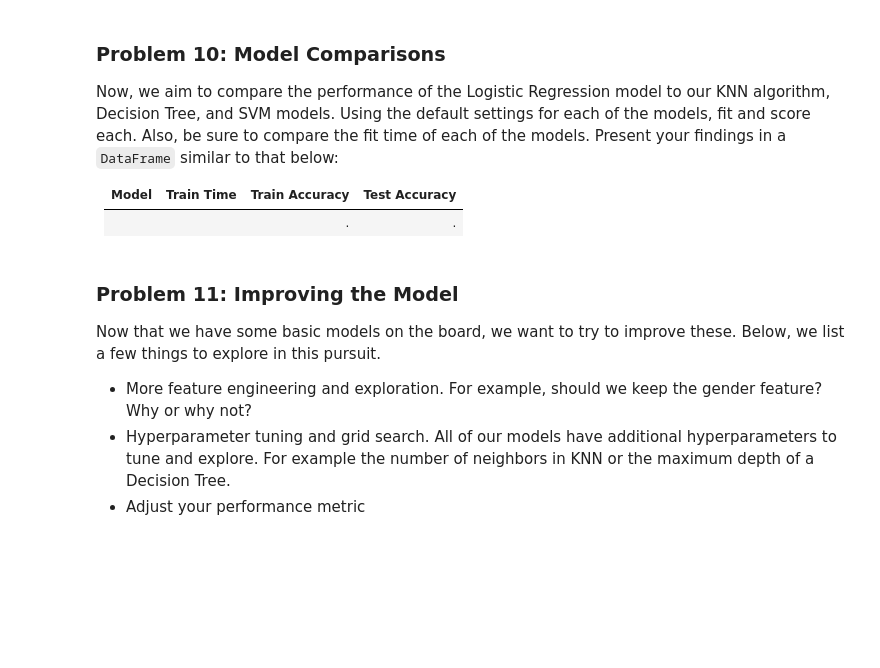
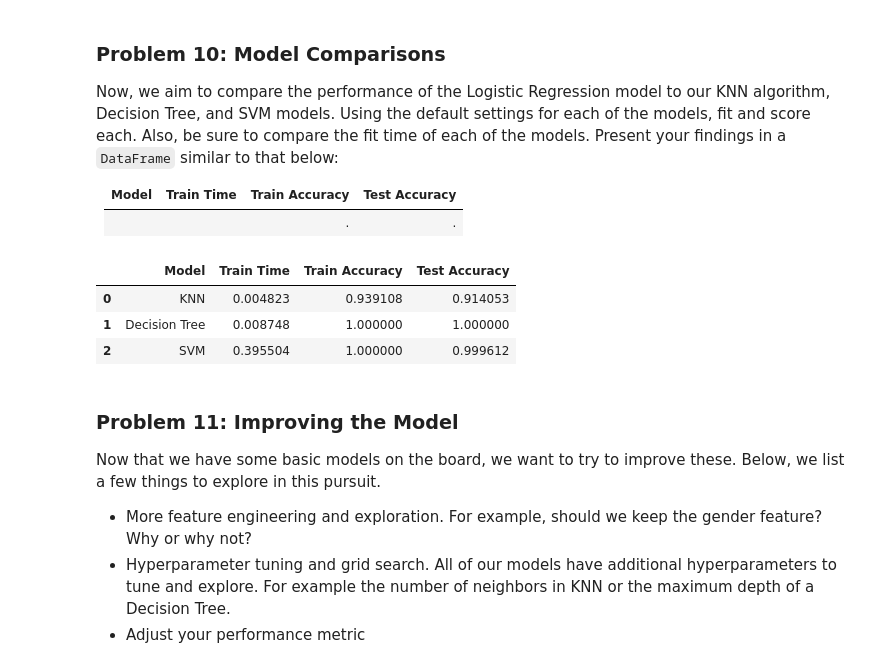
Before and after one commit to dslapelis/ML-AI-17, a Jupyter notebook: prompt_III.ipynb, the cells around one changed output. Saved outputs shown, nothing was run; the diff lists cells and outputs as text; code cells hidden in the pictures; blank space fills up the shorter version.

```diff
--- a/prompt_III.ipynb
+++ b/prompt_III.ipynb
@@ -217,3 +207,15 @@ Before we build our first model, we want to establish a baseline.  What is the b
 ### Problem 8: A Simple Model
 
 Use Logistic Regression to build a basic model on your data.
+# %%
+from sklearn.preprocessing import StandardScaler
+from sklearn.linear_model import LogisticRegression
+
+scaler = StandardScaler()
+X_train_scaled = scaler.fit_transform(X_train)
+X_test_scaled  = scaler.transform(X_test)
+
+log_reg = LogisticRegression(random_state=42, max_iter=1000)
+log_reg.fit(X_train_scaled, y_train)
+
+y_pred = log_reg.predict(X_test)
@@ -232,3 +257,41 @@ Now, we aim to compare the performance of the Logistic Regression model to our K
+# %%
+from sklearn.tree import DecisionTreeClassifier
+
+dt = DecisionTreeClassifier()
+
+dt_start_time = time.time()
+dt.fit(X_train, y_train)
+dt_end_time = time.time()
+dt_fit_time = dt_end_time - dt_start_time
+
+dt_y_test_pred = dt.predict(X_test)
+dt_y_train_pred = dt.predict(X_train)
+
+dt_test_accuracy = accuracy_score(y_test, dt_y_test_pred)
+dt_train_accuracy = accuracy_score(y_train, dt_y_train_pred)
+# %%
+from sklearn.svm import SVC
+
+svm = SVC()
+
+svm_start_time = time.time()
+svm.fit(X_train_scaled, y_train)
+svm_end_time = time.time()
+svm_fit_time = svm_end_time - svm_start_time
+
+svm_y_test_pred = svm.predict(X_test_scaled)
+svm_y_train_pred = svm.predict(X_train_scaled)
+
+svm_test_accuracy = accuracy_score(y_test, svm_y_test_pred)
+svm_train_accuracy = accuracy_score(y_train, svm_y_train_pred)
+# %%
+model_df = pd.DataFrame({"Model": ["KNN", "Decision Tree", "SVM"], "Train Time": [knn_fit_time, dt_fit_time, svm_fit_time], "Train Accuracy": [knn_train_accuracy, dt_train_accuracy, svm_train_accuracy], "Test Accuracy": [knn_test_accuracy, dt_test_accuracy, svm_test_accuracy]})
+model_df
+# %% [output]
+|  | Model | Train Time | Train Accuracy | Test Accuracy |
+| 0 | KNN | 0.004823 | 0.939108 | 0.914053 |
+| 1 | Decision Tree | 0.008748 | 1.000000 | 1.000000 |
+| 2 | SVM | 0.395504 | 1.000000 | 0.999612 |
 # %% [markdown]
 ### Problem 11: Improving the Model
 
```
Also changed, not shown: parts of 15 cells of this notebook.
